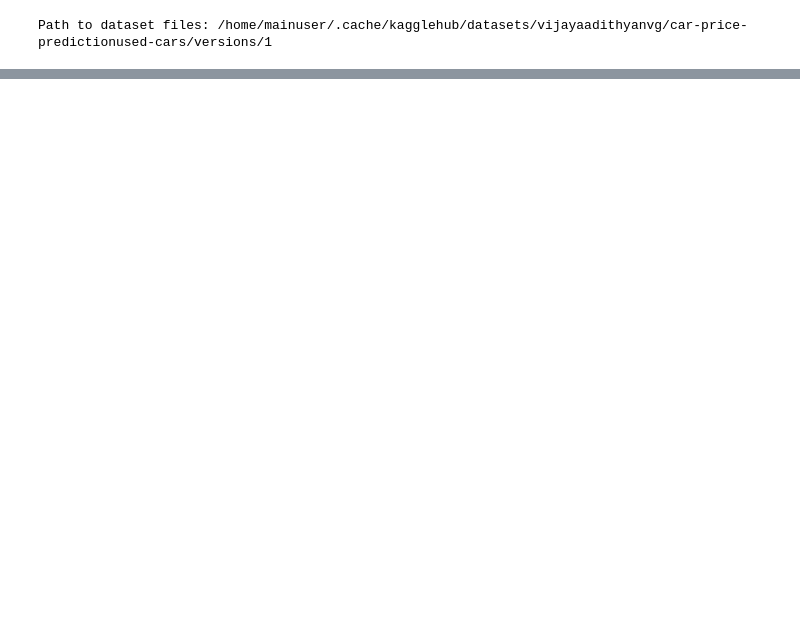
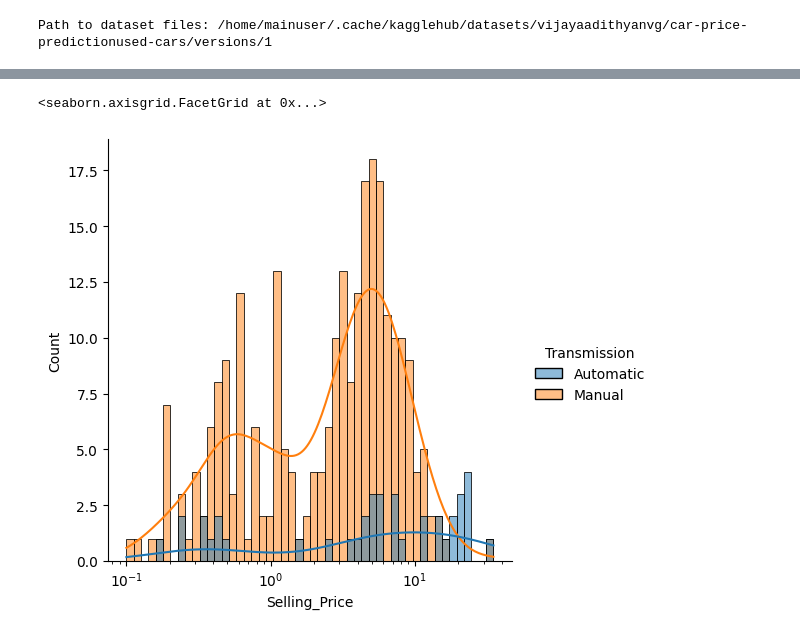
Before and after one commit to VolobuevaVA/intelligent_information_systems, a Jupyter notebook: eda/eda.ipynb, the cells around one changed output, grey strips where cells are left out. Cells and saved outputs as stored; diff of their text form; code cells hidden in the pictures; blank space fills up the shorter version.

```diff
--- a/eda/eda.ipynb
+++ b/eda/eda.ipynb
@@ -85,0 +190,6 @@ dtype: int64
+# %%
+#график распределения цены продажи от типо передачи
+sns.displot(df, x='Selling_Price', bins=50, hue='Transmission', kde=True, log_scale=True)
+# %% [output]
+<seaborn.axisgrid.FacetGrid at 0x...>
+[figure, added]
```
Also changed, not shown: parts of 77 cells of this notebook, 3 other files.
